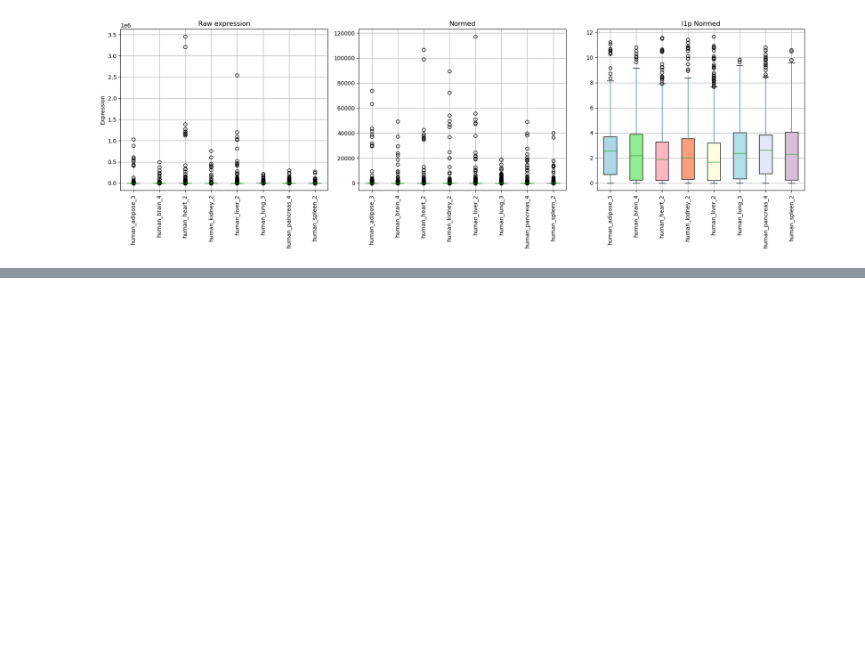
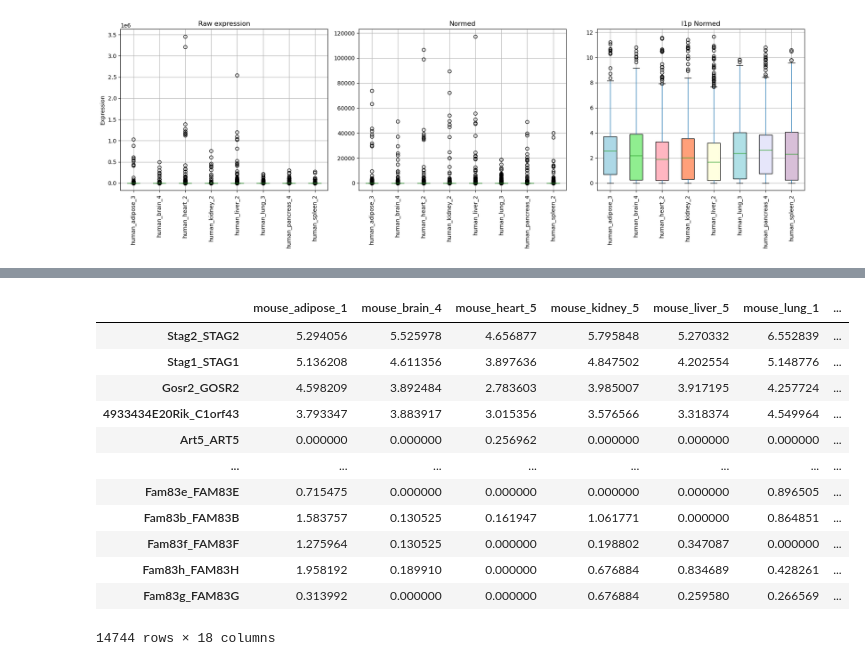
Before and after one commit to NYUAD-Core-Bioinformatics/StartAnalytics_2025, a Jupyter notebook: notebooks/day_1_python.ipynb, the cells around one changed output, grey strips where cells are left out. Cells and saved outputs as stored; diff of their text form; code cells hidden in the pictures; blank space fills up the shorter version.

```diff
--- a/notebooks/day_1_python.ipynb
+++ b/notebooks/day_1_python.ipynb
@@ -446,0 +532,18 @@ plt.show()
+# %%
+merged_df = star_normed_mouse.merge(star_normed_human, right_index=True, left_index=True, suffixes=('', '_drop'))
+merged_df = merged_df.loc[:, ~merged_df.columns.str.endswith('_drop')]
+merged_df
+# %% [output]
+|  | mouse_adipose_1 | mouse_brain_4 | mouse_heart_5 | mouse_kidney_5 | mouse_liver_5 | mouse_lung_1 | ... |
+| Stag2_STAG2 | 5.294056 | 5.525978 | 4.656877 | 5.795848 | 5.270332 | 6.552839 | ... |
+| Stag1_STAG1 | 5.136208 | 4.611356 | 3.897636 | 4.847502 | 4.202554 | 5.148776 | ... |
+| Gosr2_GOSR2 | 4.598209 | 3.892484 | 2.783603 | 3.985007 | 3.917195 | 4.257724 | ... |
+| 4933434E20Rik_C1orf43 | 3.793347 | 3.883917 | 3.015356 | 3.576566 | 3.318374 | 4.549964 | ... |
+| Art5_ART5 | 0.000000 | 0.000000 | 0.256962 | 0.000000 | 0.000000 | 0.000000 | ... |
+| ... | ... | ... | ... | ... | ... | ... | ... |
+| Fam83e_FAM83E | 0.715475 | 0.000000 | 0.000000 | 0.000000 | 0.000000 | 0.896505 | ... |
+| Fam83b_FAM83B | 1.583757 | 0.130525 | 0.161947 | 1.061771 | 0.000000 | 0.864851 | ... |
+| Fam83f_FAM83F | 1.275964 | 0.130525 | 0.000000 | 0.198802 | 0.347087 | 0.000000 | ... |
+| Fam83h_FAM83H | 1.958192 | 0.189910 | 0.000000 | 0.676884 | 0.834689 | 0.428261 | ... |
+| Fam83g_FAM83G | 0.313992 | 0.000000 | 0.000000 | 0.676884 | 0.259580 | 0.266569 | ... |
+14744 rows × 18 columns
```
Also changed, not shown: parts of 9 cells of this notebook.
